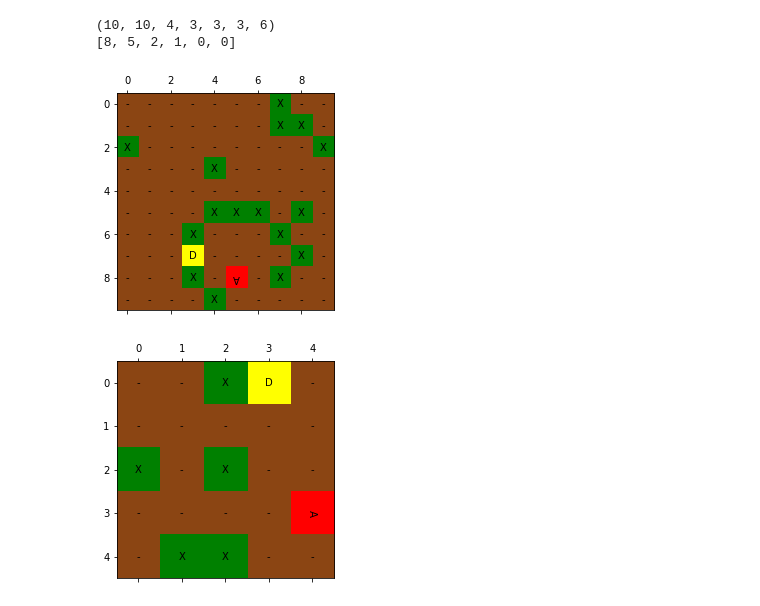
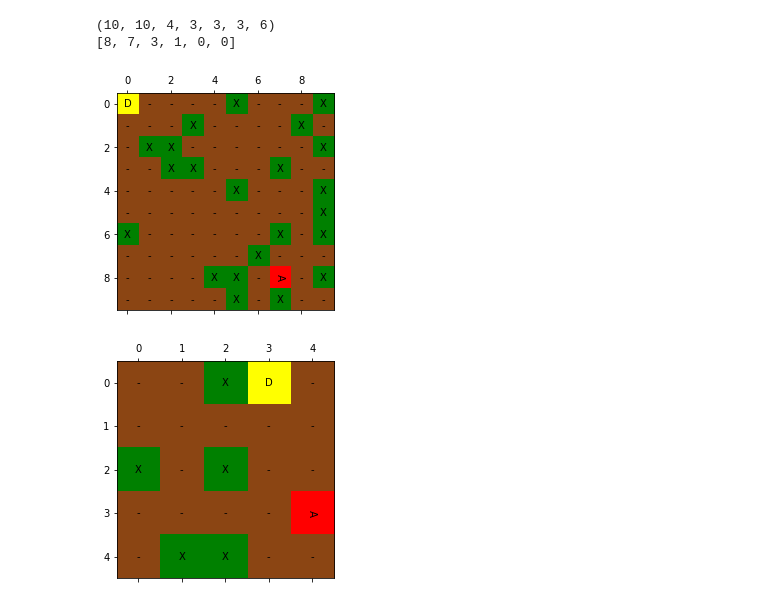
Before and after one commit to anujshetty/SearchAndResQ, a Jupyter notebook: Starter.ipynb, the cells around one changed output. Drawn from its saved outputs; the diff is of its cells as text; code cells hidden in the pictures.

```diff
--- a/Starter.ipynb
+++ b/Starter.ipynb
@@ -17,18 +17,18 @@ from utils import visualize_grid, policy_score, simulate_policy, heatmap, plot_s
 
 from Learning import QLearningModel, EpsilonGreedyExploration, GreedyPolicy, ValueIterationModel
 # %%
-g_rand = Gridworld(gridworld_length=10, gridworld_width=10, num_obstacles=20,
+g_rand = Gridworld(gridworld_length=10, gridworld_width=10, num_obstacles=25,
                  collisionReward= -1, destinationReward= 50, defaultReward= 0, outOfBoundsReward = -0.1,
                  failChance= 0, gamma= 0.95)
 eps_greedy_policy =  EpsilonGreedyExploration(g_rand, 0.6, alpha=0.9)
 qlearning_model = QLearningModel(g_rand, 0.2)
 print(qlearning_model.Q.shape)
 visualize_grid(g_rand)
 print(g_rand.state)
 # %% [output]
 (10, 10, 4, 3, 3, 3, 6)
-[8, 5, 2, 1, 0, 0]
+[8, 7, 3, 1, 0, 0]
-[figure, old version]
+[figure, new version]
 # %%
 g_rand.reset_position()
 visualize_grid(g_rand)
```
Also changed, not shown: parts of 6 cells of this notebook.
